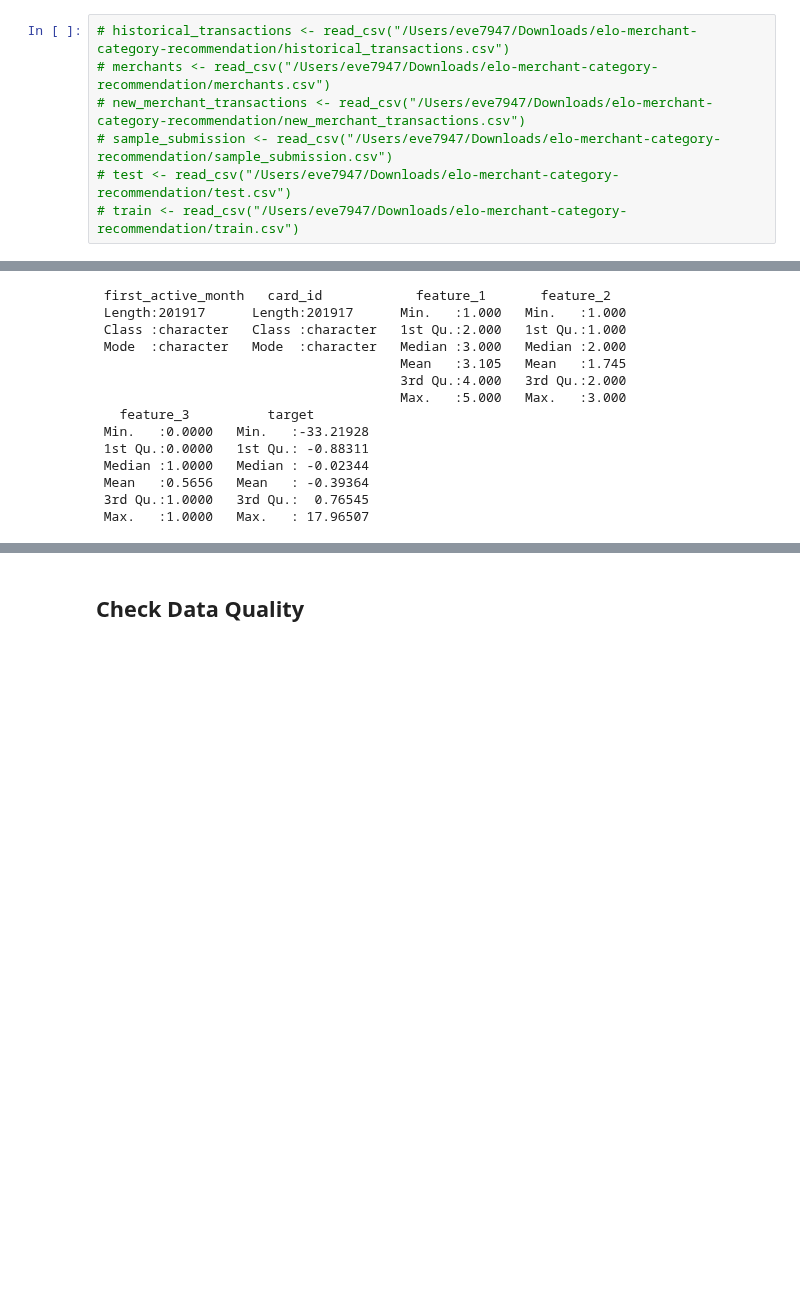
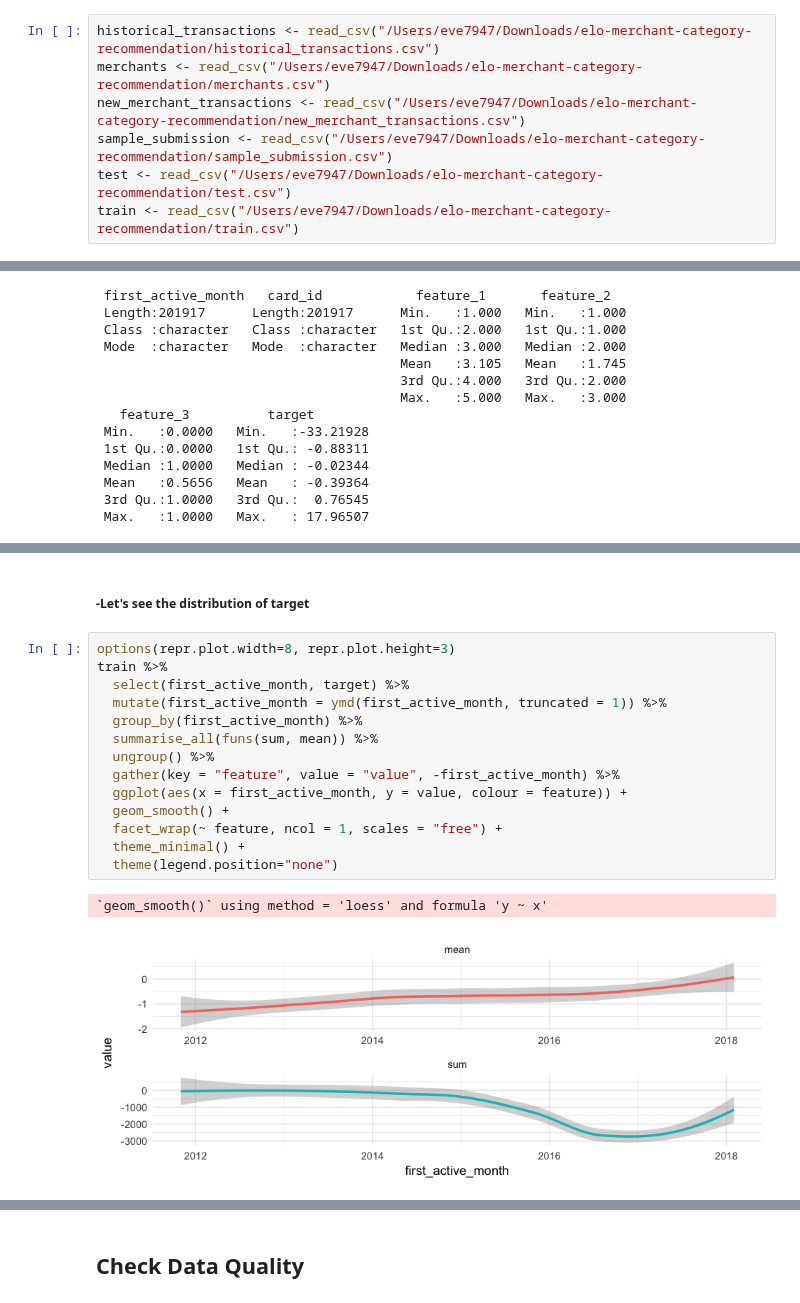
Before and after one commit to hsing-yi-wang/Kaggle_Projects, a Jupyter notebook: Elo_Merchant.ipynb, the cells around one changed output, grey strips where cells are left out. Saved outputs shown, nothing was run; the diff lists cells and outputs as text; blank space fills up the shorter version.

```diff
--- a/Elo_Merchant.ipynb
+++ b/Elo_Merchant.ipynb
@@ -31,9 +27,9 @@ The following object is masked from ‘package:base’:
 # %% [markdown]
 ## Load Data
 # %%
-# historical_transactions <- read_csv("/Users/eve7947/Downloads/elo-merchant-category-recommendation/historical_transactions.csv")
-# merchants <- read_csv("/Users/eve7947/Downloads/elo-merchant-category-recommendation/merchants.csv")
-# new_merchant_transactions <- read_csv("/Users/eve7947/Downloads/elo-merchant-category-recommendation/new_merchant_transactions.csv")
-# sample_submission <- read_csv("/Users/eve7947/Downloads/elo-merchant-category-recommendation/sample_submission.csv")
-# test <- read_csv("/Users/eve7947/Downloads/elo-merchant-category-recommendation/test.csv")
-# train <- read_csv("/Users/eve7947/Downloads/elo-merchant-category-recommendation/train.csv")
+historical_transactions <- read_csv("/Users/eve7947/Downloads/elo-merchant-category-recommendation/historical_transactions.csv")
+merchants <- read_csv("/Users/eve7947/Downloads/elo-merchant-category-recommendation/merchants.csv")
+new_merchant_transactions <- read_csv("/Users/eve7947/Downloads/elo-merchant-category-recommendation/new_merchant_transactions.csv")
+sample_submission <- read_csv("/Users/eve7947/Downloads/elo-merchant-category-recommendation/sample_submission.csv")
+test <- read_csv("/Users/eve7947/Downloads/elo-merchant-category-recommendation/test.csv")
+train <- read_csv("/Users/eve7947/Downloads/elo-merchant-category-recommendation/train.csv")
@@ -127,0 +119,19 @@ Contains aggregate information for each merchant_id
+# %% [markdown]
+##### -Let's see the distribution of target
+# %%
+options(repr.plot.width=8, repr.plot.height=3)
+train %>%
+  select(first_active_month, target) %>%
+  mutate(first_active_month = ymd(first_active_month, truncated = 1)) %>%
+  group_by(first_active_month) %>%
+  summarise_all(funs(sum, mean)) %>%
+  ungroup() %>%
+  gather(key = "feature", value = "value", -first_active_month) %>%
+  ggplot(aes(x = first_active_month, y = value, colour = feature)) +
+  geom_smooth() +
+  facet_wrap(~ feature, ncol = 1, scales = "free") +
+  theme_minimal() +
+  theme(legend.position="none")
+# %% [output]
+`geom_smooth()` using method = 'loess' and formula 'y ~ x'
+[figure, added]
```
Also changed, not shown: parts of 56 cells of this notebook.
